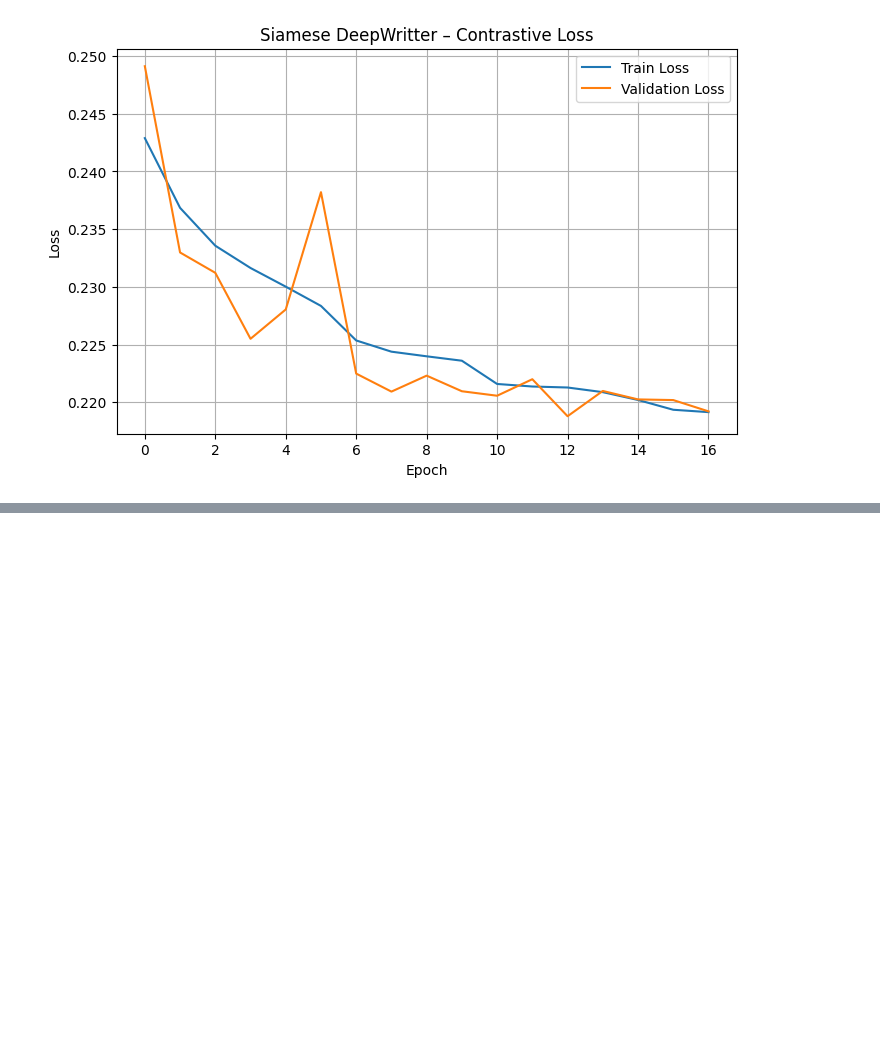
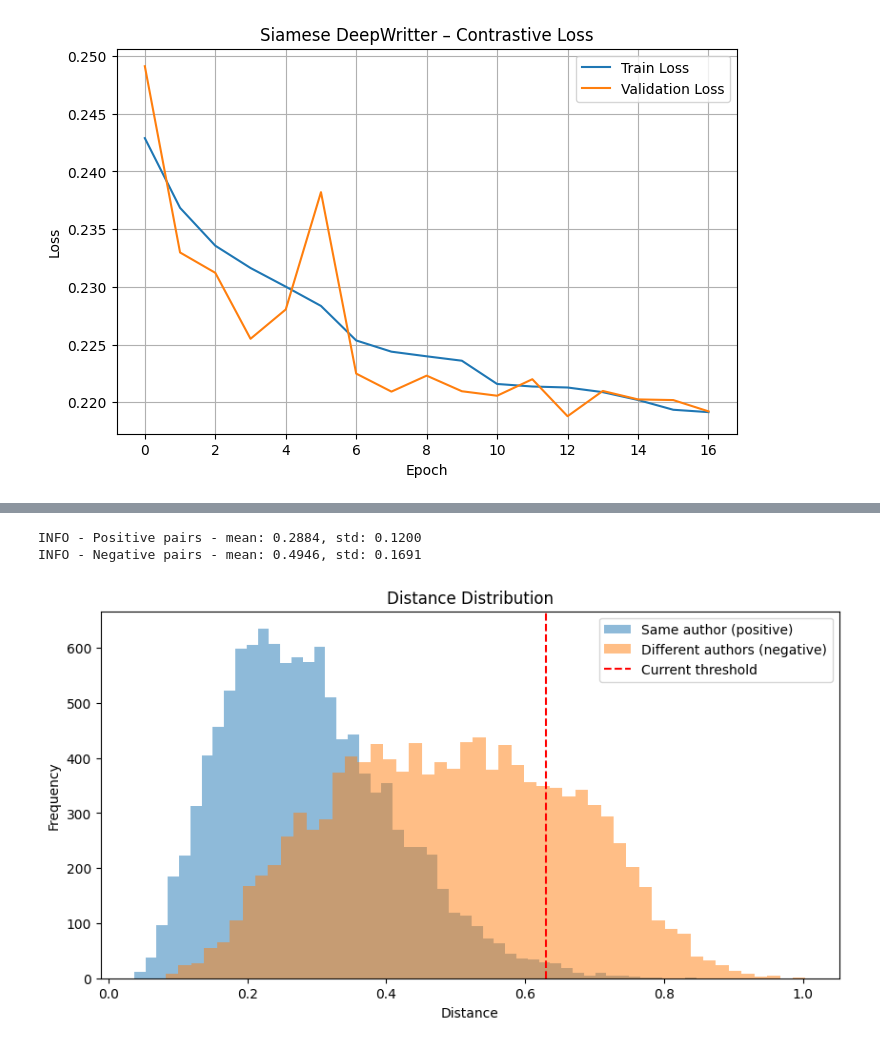
Before and after one commit to dmaman86/author-handwriting-recog, a Jupyter notebook: notebooks/code_180.ipynb, the cells around one changed output, grey strips where cells are left out. Cells and saved outputs as stored; diff of their text form; code cells hidden in the pictures; blank space fills up the shorter version.

```diff
--- a/notebooks/code_180.ipynb
+++ b/notebooks/code_180.ipynb
@@ -147,9 +160,7 @@ val_pair_gen = PairGenerator(
 )
 # %%
 test_pair_gen = PairGenerator(
-    data=subset['test'].data,
-    authors_ids=subset['test'].authors_ids,
-    valid_authors=subset['test'].valid_authors,
+    data=subset.splits['test'],
     batch_size=16,
     use_augmentation=False,
     shuffle=False,
@@ -398,2 +455,4 @@ cnn_evaluator.embedding_model.summary()
+# %%
+test_ds, test_steps = test_pair_gen.to_dataset()
 # %%
 test_results = cnn_evaluator.evaluate(
@@ -446,3 +485,26 @@ Optimal threshold: 0.5929
+# %%
+import matplotlib.pyplot as plt
+
+pos_distances = distances[y_true == 1]
+neg_distances = distances[y_true == 0]
+
+logger.info(f"Positive pairs - mean: {pos_distances.mean():.4f}, std: {pos_distances.std():.4f}")
+logger.info(f"Negative pairs - mean: {neg_distances.mean():.4f}, std: {neg_distances.std():.4f}")
+
+# Plot histograma
+plt.figure(figsize=(10, 5))
+plt.hist(pos_distances, bins=50, alpha=0.5, label='Same author (positive)')
+plt.hist(neg_distances, bins=50, alpha=0.5, label='Different authors (negative)')
+plt.axvline(x=optimal_threshold, color='r', linestyle='--', label='Current threshold')
+plt.xlabel('Distance')
+plt.ylabel('Frequency')
+plt.legend()
+plt.title('Distance Distribution')
+plt.show()
+# %% [output]
+INFO - Positive pairs - mean: 0.2884, std: 0.1200
+INFO - Negative pairs - mean: 0.4946, std: 0.1691
+[figure, added]
 # %%
 from src.datasets import DataGenerator
 # %%
```
Also changed, not shown: parts of 52 cells of this notebook, 55 other files.
